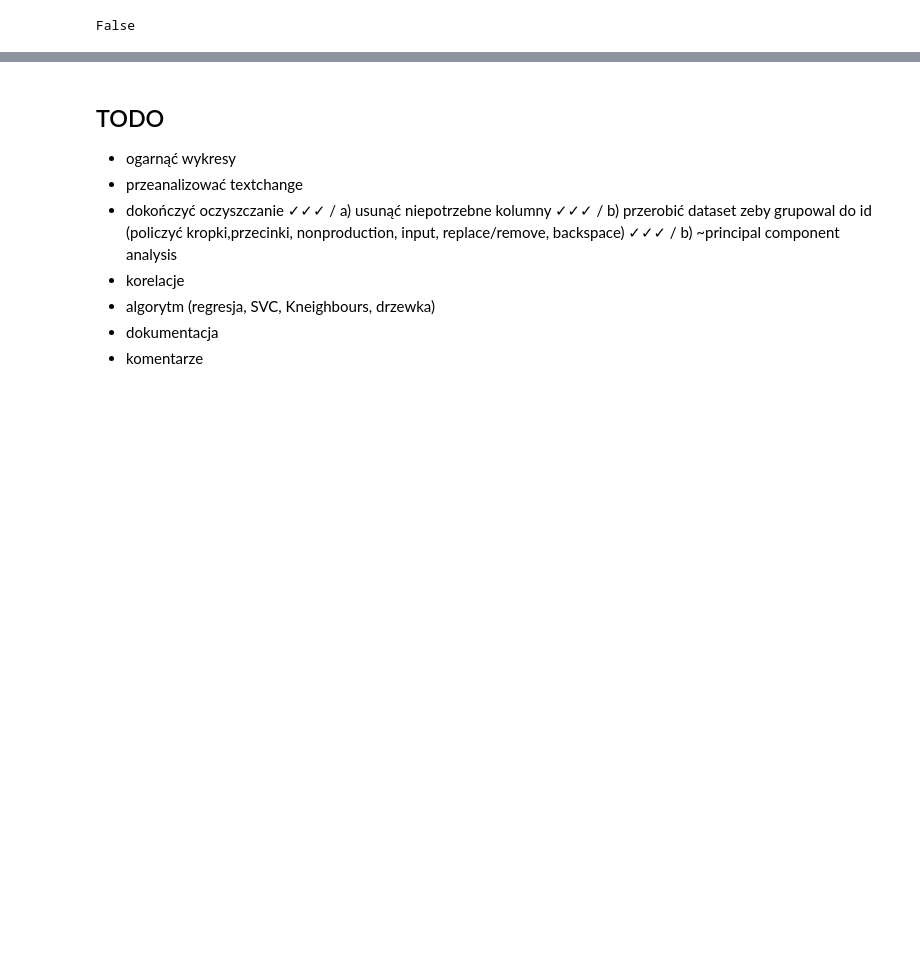
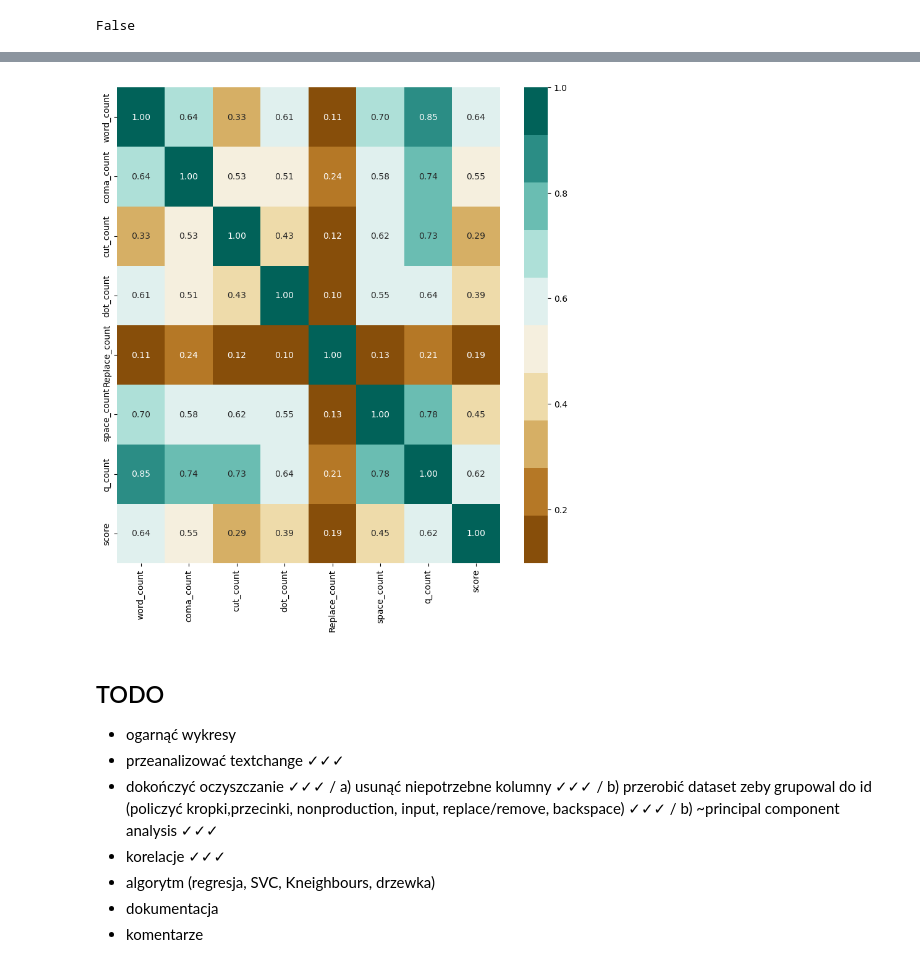
Before and after one commit to PiotrDratwa/Writing_quality_projections, a Jupyter notebook: Linking Writing Processes to Writing Quality.ipynb, the cells around one changed output, grey strips where cells are left out. Drawn from its saved outputs; the diff is of its cells as text; code cells hidden in the pictures; blank space fills up the shorter version.

Commit message:
Add files via upload
cleaned up merged_df and added a few new labels

```diff
--- a/Linking Writing Processes to Writing Quality.ipynb
+++ b/Linking Writing Processes to Writing Quality.ipynb
@@ -314,0 +343,3 @@ AttributeError: 'builtin_function_or_method' object has no attribute 'is_unique'
+# %%
+merged_df = merged_df.drop(['action_time','down_time','Nonprod_count', 'no_change_count', 'Input_count', 'Backspace_count'], axis = 1)
+merged_df
@@ -315,12 +360,26 @@ AttributeError: 'builtin_function_or_method' object has no attribute 'is_unique'
+# %%
+correlations = merged_df.corr()
+fig, ax = plt.subplots(figsize=(10, 10))
+
+colormap = sns.color_palette("BrBG", 10)
+
+sns.heatmap(correlations,
+    cmap=colormap,
+    annot=True,
+    fmt=".2f")
+
+plt.show()
+# %% [output]
+[figure, added]
 # %% [markdown]
 ## TODO
 - ogarnąć wykresy
-- przeanalizować textchange
+- przeanalizować textchange ✓✓✓
 - dokończyć oczyszczanie ✓✓✓ /
 a) usunąć niepotrzebne kolumny ✓✓✓ /
 b) przerobić dataset zeby grupowal do id (policzyć kropki,przecinki, nonproduction, input, replace/remove, backspace) ✓✓✓ /
-b) ~principal component analysis
-- korelacje
+b) ~principal component analysis ✓✓✓
+- korelacje ✓✓✓
 - algorytm (regresja, SVC, Kneighbours, drzewka)
 - dokumentacja
 - komentarze
```
Also changed, not shown: parts of 11 cells of this notebook.
